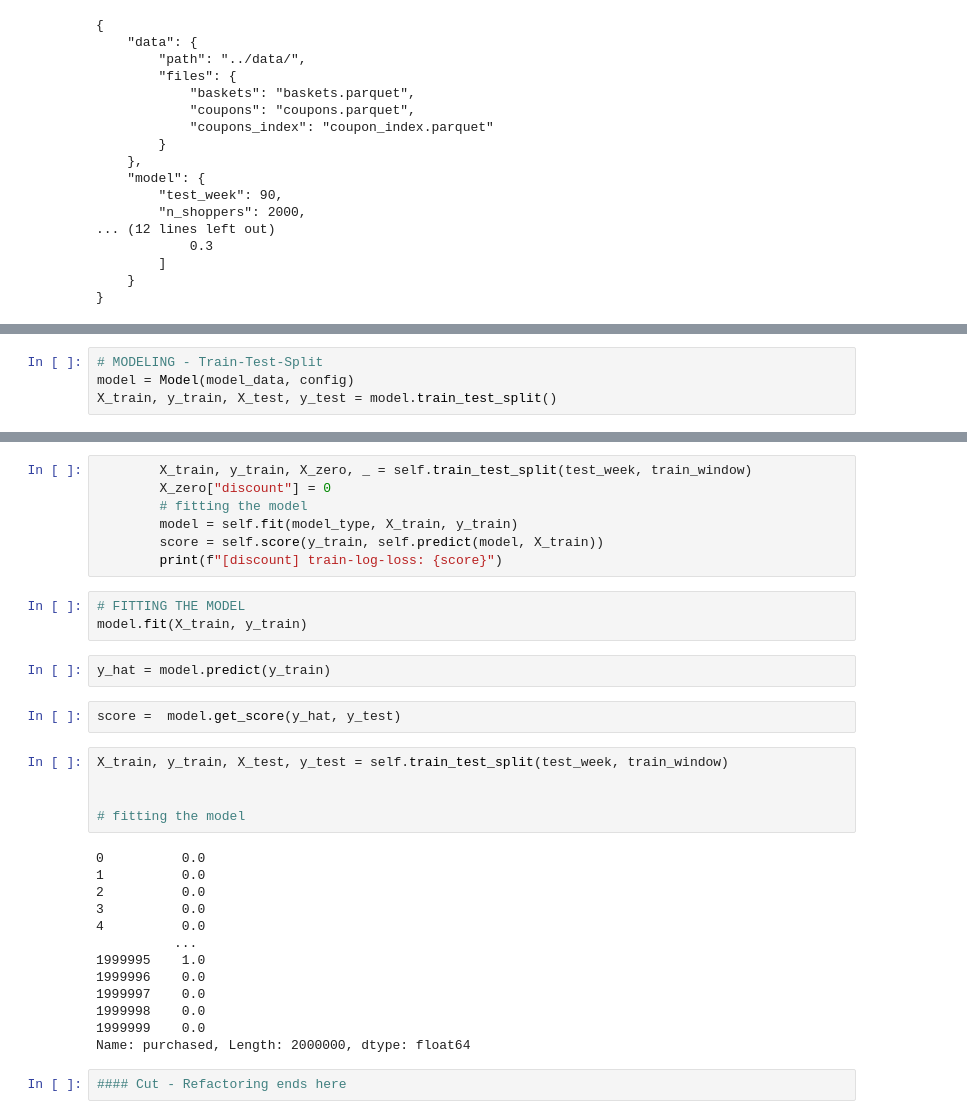
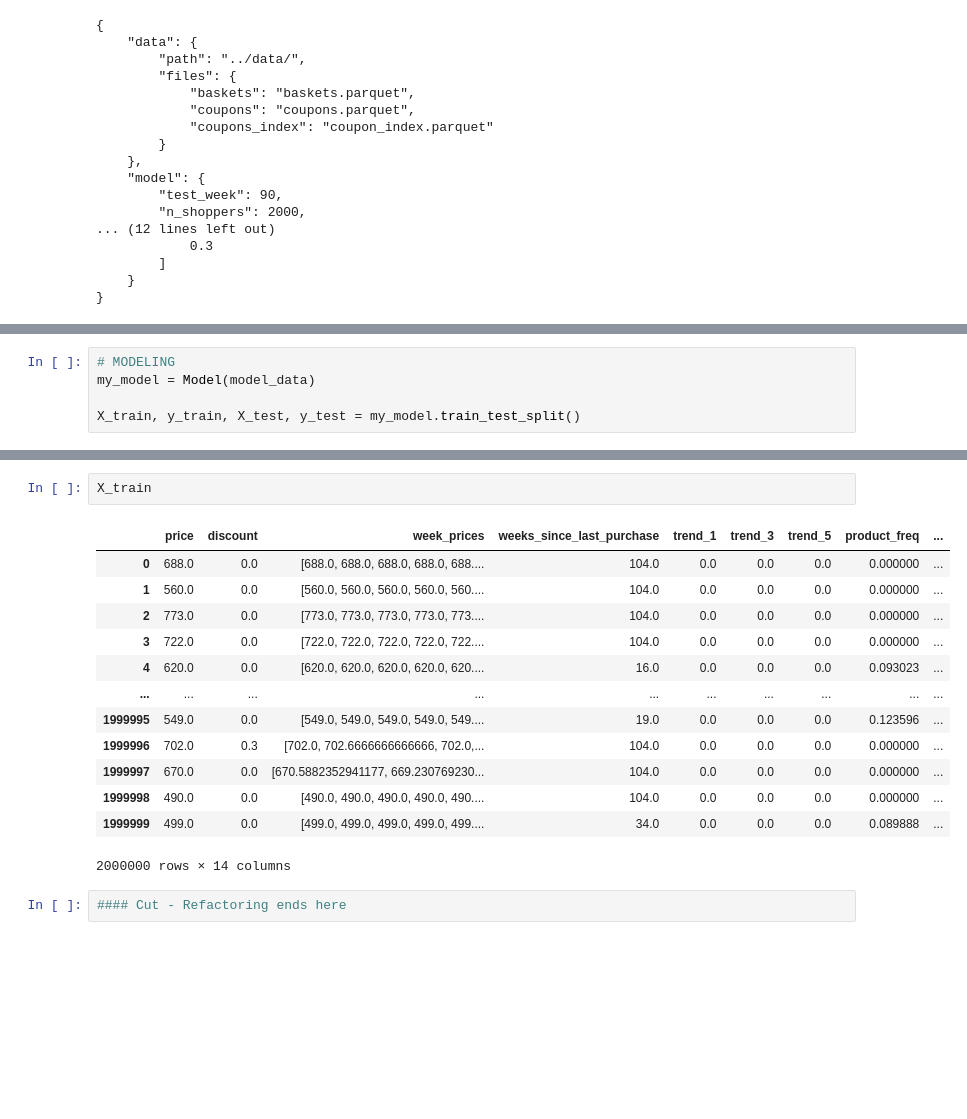
Before and after one commit to leonhagel/mlim-g2, a Jupyter notebook: code/discount-model_20210226_complete-pipeline_no-intermediary-results.ipynb, the cells around one changed output, grey strips where cells are left out. Saved outputs shown, nothing was run; the diff lists cells and outputs as text; blank space fills up the shorter version.

```diff
--- a/code/discount-model_20210226_complete-pipeline_no-intermediary-results.ipynb
+++ b/code/discount-model_20210226_complete-pipeline_no-intermediary-results.ipynb
@@ -79,4 +73,5 @@ model_data
 # %%
-# MODELING - Train-Test-Split
-model = Model(model_data, config)
-X_train, y_train, X_test, y_test = model.train_test_split()
+# MODELING
+my_model = Model(model_data)
+
+X_train, y_train, X_test, y_test = my_model.train_test_split()
@@ -104,35 +78,19 @@ See the caveats in the documentation: https://pandas.pydata.org/pandas-docs/stab
-# %%
-        X_train, y_train, X_zero, _ = self.train_test_split(test_week, train_window)
-        X_zero["discount"] = 0
-        # fitting the model
-        model = self.fit(model_type, X_train, y_train)
-        score = self.score(y_train, self.predict(model, X_train))
-        print(f"[discount] train-log-loss: {score}")
-# %%
-# FITTING THE MODEL
-model.fit(X_train, y_train)
-# %%
-y_hat = model.predict(y_train)
-# %%
-score =  model.get_score(y_hat, y_test)
-# %%
-X_train, y_train, X_test, y_test = self.train_test_split(test_week, train_window)
-
-
-# fitting the model
-# %% [output]
-0          0.0
-1          0.0
-2          0.0
-3          0.0
-4          0.0
-          ...
-1999995    1.0
-1999996    0.0
-1999997    0.0
-1999998    0.0
-1999999    0.0
-Name: purchased, Length: 2000000, dtype: float64
+# %%
+X_train
+# %% [output]
+|  | price | discount | week_prices | weeks_since_last_purchase | trend_1 | trend_3 | trend_5 | product_freq | ... |
+| 0 | 688.0 | 0.0 | [688.0, 688.0, 688.0, 688.0, 688.... | 104.0 | 0.0 | 0.0 | 0.0 | 0.000000 | ... |
+| 1 | 560.0 | 0.0 | [560.0, 560.0, 560.0, 560.0, 560.... | 104.0 | 0.0 | 0.0 | 0.0 | 0.000000 | ... |
+| 2 | 773.0 | 0.0 | [773.0, 773.0, 773.0, 773.0, 773.... | 104.0 | 0.0 | 0.0 | 0.0 | 0.000000 | ... |
+| 3 | 722.0 | 0.0 | [722.0, 722.0, 722.0, 722.0, 722.... | 104.0 | 0.0 | 0.0 | 0.0 | 0.000000 | ... |
+| 4 | 620.0 | 0.0 | [620.0, 620.0, 620.0, 620.0, 620.... | 16.0 | 0.0 | 0.0 | 0.0 | 0.093023 | ... |
+| ... | ... | ... | ... | ... | ... | ... | ... | ... | ... |
+| 1999995 | 549.0 | 0.0 | [549.0, 549.0, 549.0, 549.0, 549.... | 19.0 | 0.0 | 0.0 | 0.0 | 0.123596 | ... |
+| 1999996 | 702.0 | 0.3 | [702.0, 702.6666666666666, 702.0,... | 104.0 | 0.0 | 0.0 | 0.0 | 0.000000 | ... |
+| 1999997 | 670.0 | 0.0 | [670.5882352941177, 669.230769230... | 104.0 | 0.0 | 0.0 | 0.0 | 0.000000 | ... |
+| 1999998 | 490.0 | 0.0 | [490.0, 490.0, 490.0, 490.0, 490.... | 104.0 | 0.0 | 0.0 | 0.0 | 0.000000 | ... |
+| 1999999 | 499.0 | 0.0 | [499.0, 499.0, 499.0, 499.0, 499.... | 34.0 | 0.0 | 0.0 | 0.0 | 0.089888 | ... |
+2000000 rows × 14 columns
 # %%
 #### Cut - Refactoring ends here
 # %%
```
Also changed, not shown: parts of 5 cells of this notebook, 3 other files.
